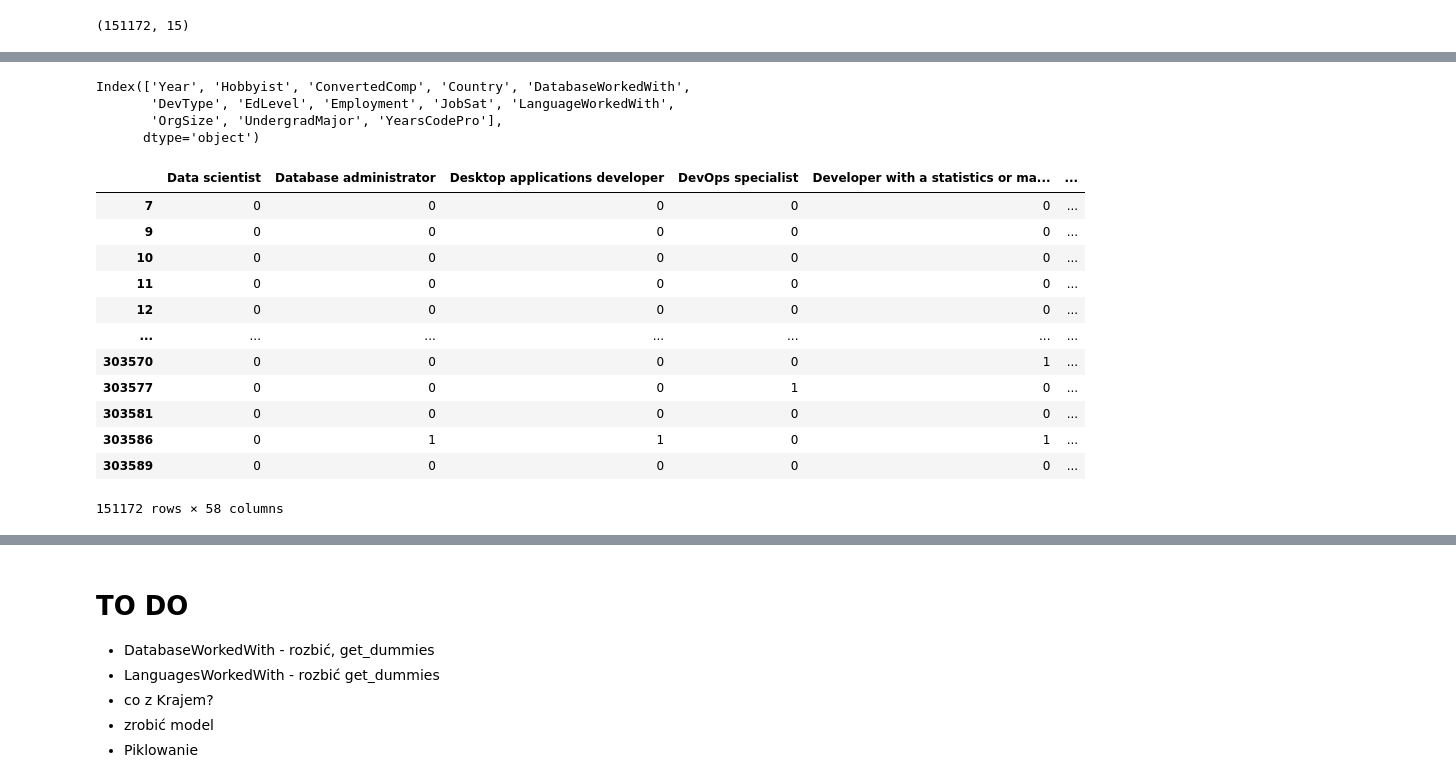
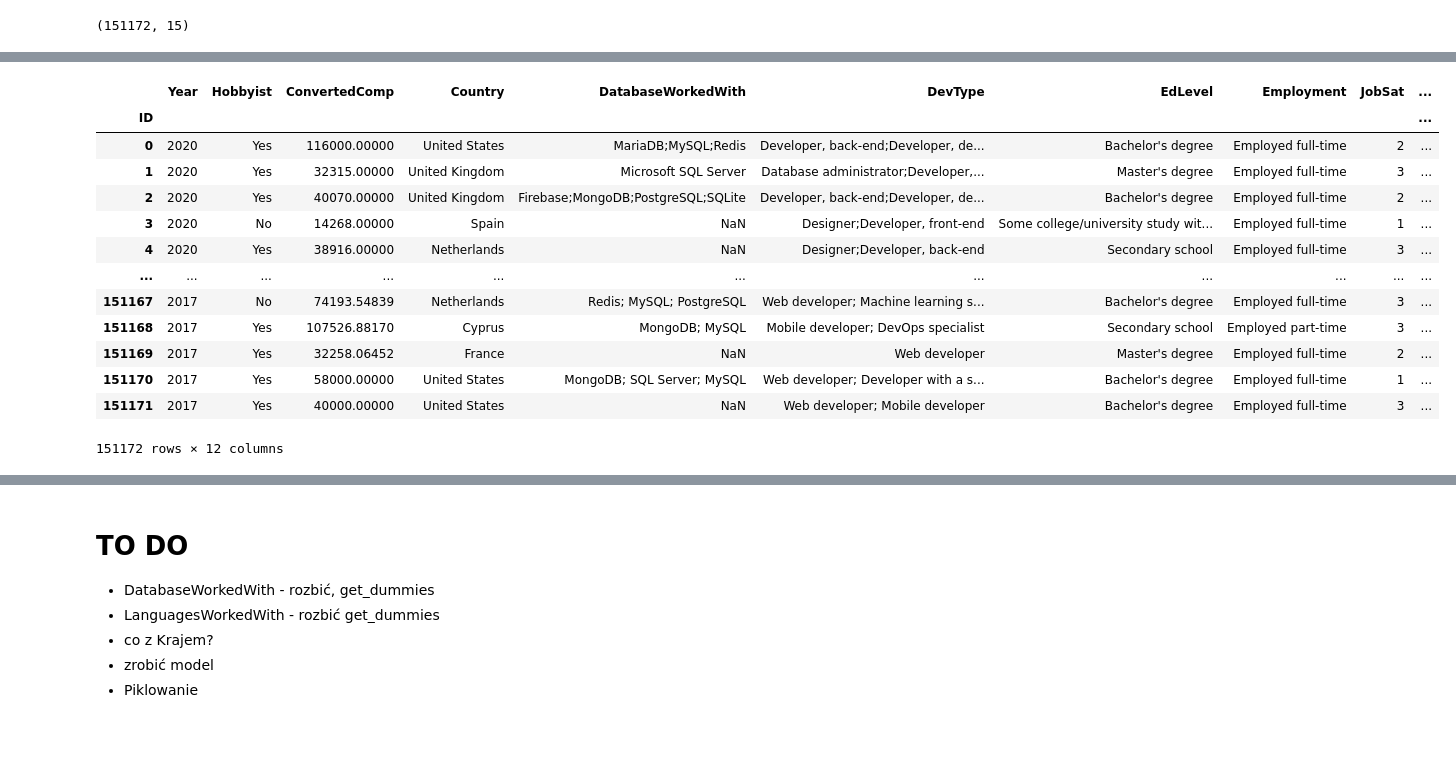
Before and after one commit to infoshareacademy/jdszr4-wdevs, a Jupyter notebook: Projekt_ML/Projekt_3.ipynb, the cells around one changed output, grey strips where cells are left out. Drawn from its saved outputs; the diff is of its cells as text; code cells hidden in the pictures; blank space fills up the shorter version.

```diff
--- a/Projekt_ML/Projekt_3.ipynb
+++ b/Projekt_ML/Projekt_3.ipynb
@@ -322,24 +362,19 @@ df.shape
 # %%
-df.columns
+df.set_index("ID", inplace=True)
-# %% [output]
-Index(['Year', 'Hobbyist', 'ConvertedComp', 'Country', 'DatabaseWorkedWith',
-       'DevType', 'EdLevel', 'Employment', 'JobSat', 'LanguageWorkedWith',
-       'OrgSize', 'UndergradMajor', 'YearsCodePro'],
-      dtype='object')
-# %%
-d = df["DevType"].str.get_dummies(sep=";")
-d
-# %% [output]
-|  | Data scientist | Database administrator | Desktop applications developer | DevOps specialist | Developer with a statistics or ma... | ... |
-| 7 | 0 | 0 | 0 | 0 | 0 | ... |
-| 9 | 0 | 0 | 0 | 0 | 0 | ... |
-| 10 | 0 | 0 | 0 | 0 | 0 | ... |
-| 11 | 0 | 0 | 0 | 0 | 0 | ... |
-| 12 | 0 | 0 | 0 | 0 | 0 | ... |
-| ... | ... | ... | ... | ... | ... | ... |
-| 303570 | 0 | 0 | 0 | 0 | 1 | ... |
-| 303577 | 0 | 0 | 0 | 1 | 0 | ... |
-| 303581 | 0 | 0 | 0 | 0 | 0 | ... |
-| 303586 | 0 | 1 | 1 | 0 | 1 | ... |
-| 303589 | 0 | 0 | 0 | 0 | 0 | ... |
-151172 rows × 58 columns
+# %%
+df
+# %% [output]
+|  | Year | Hobbyist | ConvertedComp | Country | DatabaseWorkedWith | DevType | EdLevel | Employment | JobSat | ... |
+| ID |  |  |  |  |  |  |  |  |  | ... |
+| 0 | 2020 | Yes | 116000.00000 | United States | MariaDB;MySQL;Redis | Developer, back-end;Developer, de... | Bachelor's degree | Employed full-time | 2 | ... |
+| 1 | 2020 | Yes | 32315.00000 | United Kingdom | Microsoft SQL Server | Database administrator;Developer,... | Master's degree | Employed full-time | 3 | ... |
+| 2 | 2020 | Yes | 40070.00000 | United Kingdom | Firebase;MongoDB;PostgreSQL;SQLite | Developer, back-end;Developer, de... | Bachelor's degree | Employed full-time | 2 | ... |
+| 3 | 2020 | No | 14268.00000 | Spain | NaN | Designer;Developer, front-end | Some college/university study wit... | Employed full-time | 1 | ... |
+| 4 | 2020 | Yes | 38916.00000 | Netherlands | NaN | Designer;Developer, back-end | Secondary school | Employed full-time | 3 | ... |
+| ... | ... | ... | ... | ... | ... | ... | ... | ... | ... | ... |
+| 151167 | 2017 | No | 74193.54839 | Netherlands | Redis; MySQL; PostgreSQL | Web developer; Machine learning s... | Bachelor's degree | Employed full-time | 3 | ... |
+| 151168 | 2017 | Yes | 107526.88170 | Cyprus | MongoDB; MySQL | Mobile developer; DevOps specialist | Secondary school | Employed part-time | 3 | ... |
+| 151169 | 2017 | Yes | 32258.06452 | France | NaN | Web developer | Master's degree | Employed full-time | 2 | ... |
+| 151170 | 2017 | Yes | 58000.00000 | United States | MongoDB; SQL Server; MySQL | Web developer; Developer with a s... | Bachelor's degree | Employed full-time | 1 | ... |
+| 151171 | 2017 | Yes | 40000.00000 | United States | NaN | Web developer; Mobile developer | Bachelor's degree | Employed full-time | 3 | ... |
+151172 rows × 12 columns
```
Also changed, not shown: parts of 17 cells of this notebook.
